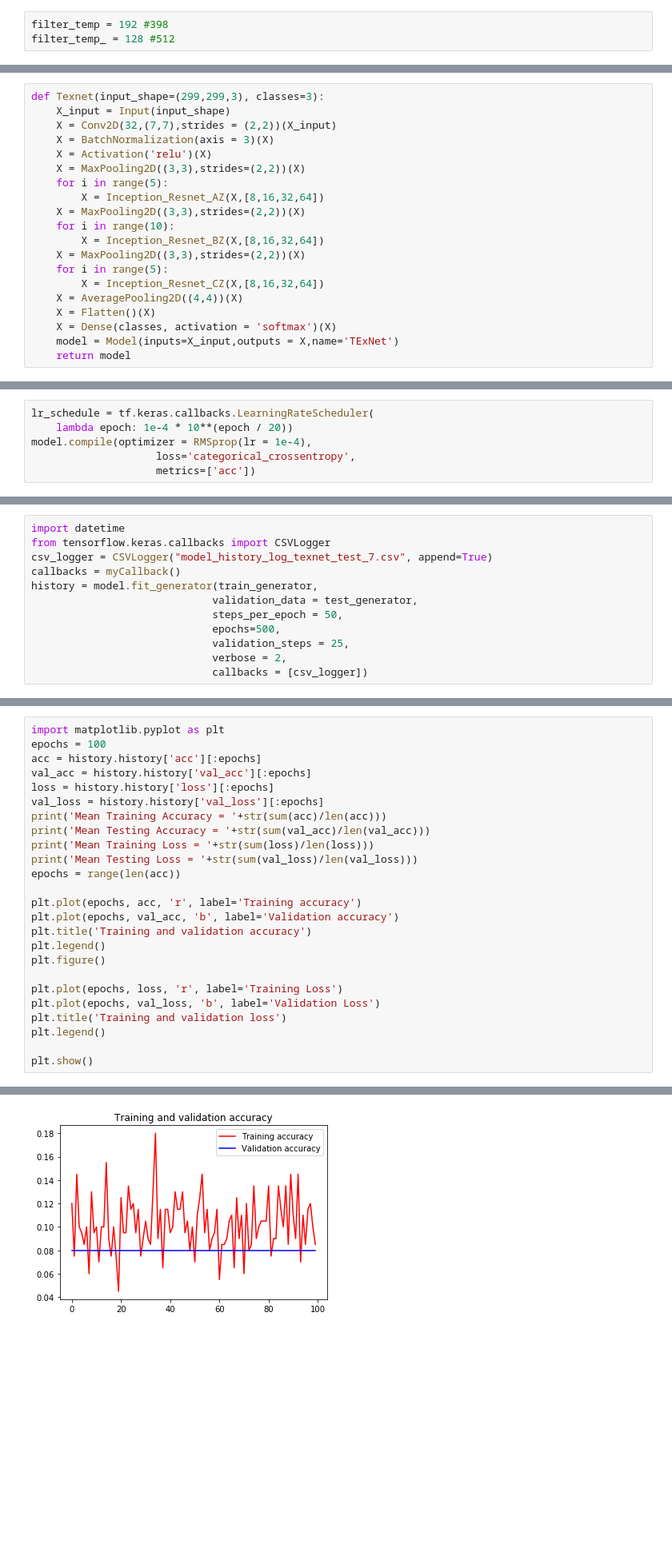
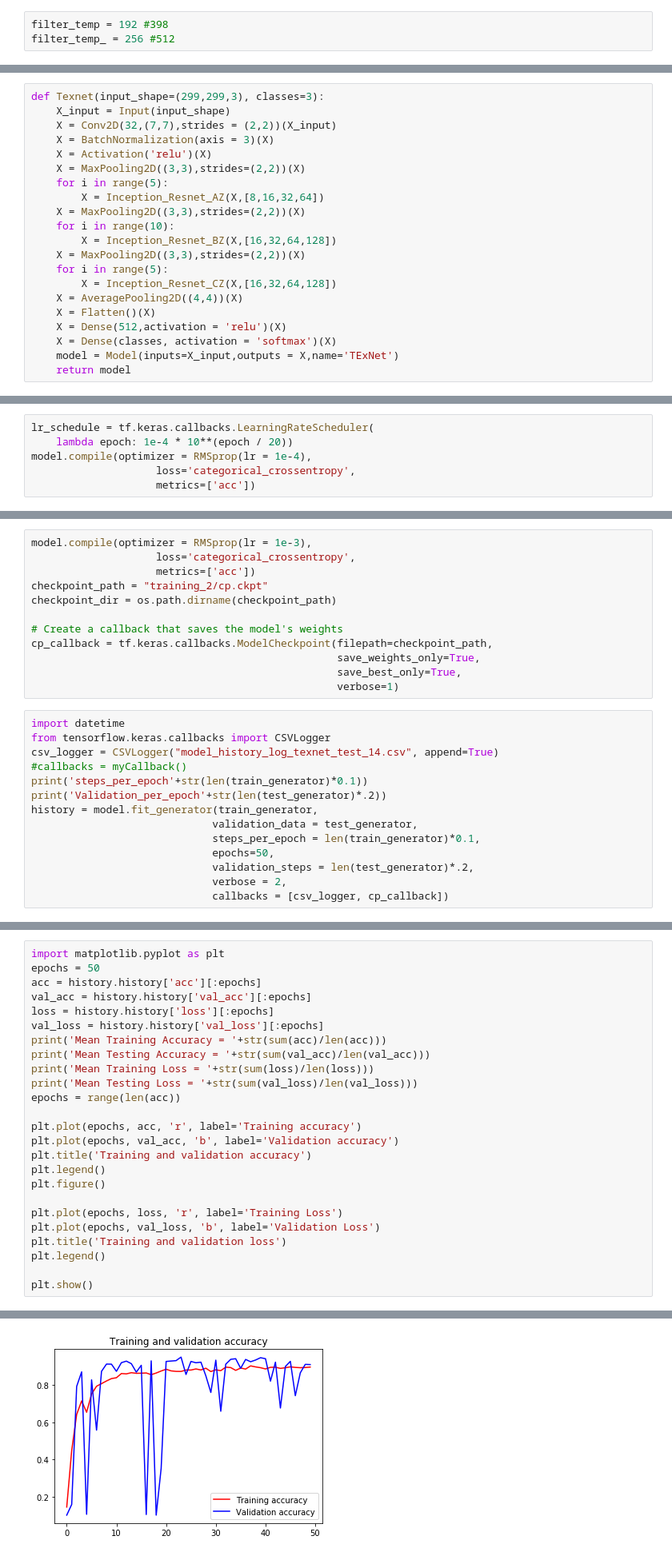
Before and after one commit to devZaidBaig/TExNet, a Jupyter notebook: TExNet.ipynb, the cells around one changed output, grey strips where cells are left out. Shown at 80% size. Cells and saved outputs as stored; diff of their text form; blank space fills up the shorter version.

```diff
--- a/TExNet.ipynb
+++ b/TExNet.ipynb
@@ -729,7 +718,7 @@ Mean Testing Loss = 8.478082559750506
 # TExNet Model
 # %%
 filter_temp = 192 #398
-filter_temp_ = 128 #512
+filter_temp_ = 256 #512
 # %%
 def Inception_Resnet_AZ(X,filters, stage=1, block=1):
 
@@ -894,12 +883,13 @@ def Texnet(input_shape=(299,299,3), classes=3):
         X = Inception_Resnet_AZ(X,[8,16,32,64])
     X = MaxPooling2D((3,3),strides=(2,2))(X)
     for i in range(10):
-        X = Inception_Resnet_BZ(X,[8,16,32,64])
+        X = Inception_Resnet_BZ(X,[16,32,64,128])
     X = MaxPooling2D((3,3),strides=(2,2))(X)
     for i in range(5):
-        X = Inception_Resnet_CZ(X,[8,16,32,64])
+        X = Inception_Resnet_CZ(X,[16,32,64,128])
     X = AveragePooling2D((4,4))(X)
     X = Flatten()(X)
+    X = Dense(512,activation = 'relu')(X)
     X = Dense(classes, activation = 'softmax')(X)
     model = Model(inputs=X_input,outputs = X,name='TExNet')
     return model
@@ -970,13 +956,27 @@ model.compile(optimizer = RMSprop(lr = 1e-3),
+# %%
+model.compile(optimizer = RMSprop(lr = 1e-3),
+                    loss='categorical_crossentropy',
+                    metrics=['acc'])
+checkpoint_path = "training_2/cp.ckpt"
+checkpoint_dir = os.path.dirname(checkpoint_path)
+
+# Create a callback that saves the model's weights
+cp_callback = tf.keras.callbacks.ModelCheckpoint(filepath=checkpoint_path,
+                                                 save_weights_only=True,
+                                                 save_best_only=True,
+                                                 verbose=1)
 # %%
 import datetime
 from tensorflow.keras.callbacks import CSVLogger
-csv_logger = CSVLogger("model_history_log_texnet_test_7.csv", append=True)
-callbacks = myCallback()
+csv_logger = CSVLogger("model_history_log_texnet_test_14.csv", append=True)
+#callbacks = myCallback()
+print('steps_per_epoch'+str(len(train_generator)*0.1))
+print('Validation_per_epoch'+str(len(test_generator)*.2))
 history = model.fit_generator(train_generator,
                              validation_data = test_generator,
-                             steps_per_epoch = 50,
-                             epochs=500,
-                             validation_steps = 25,
+                             steps_per_epoch = len(train_generator)*0.1,
+                             epochs=50,
+                             validation_steps = len(test_generator)*.2,
                              verbose = 2,
-                             callbacks = [csv_logger])
+                             callbacks = [csv_logger, cp_callback])
 # %% [output]
@@ -1000,6 +1000,6 @@ Epoch 1/500
 # %%
 import matplotlib.pyplot as plt
-epochs = 100
+epochs = 50
 acc = history.history['acc'][:epochs]
 val_acc = history.history['val_acc'][:epochs]
 loss = history.history['loss'][:epochs]
@@ -1030 +1030 @@ Mean Testing Loss = 6.075742799624055
-[figure, old version]
+[figure, new version]
```
Also changed, not shown: parts of 15 cells of this notebook, 29 other files.
